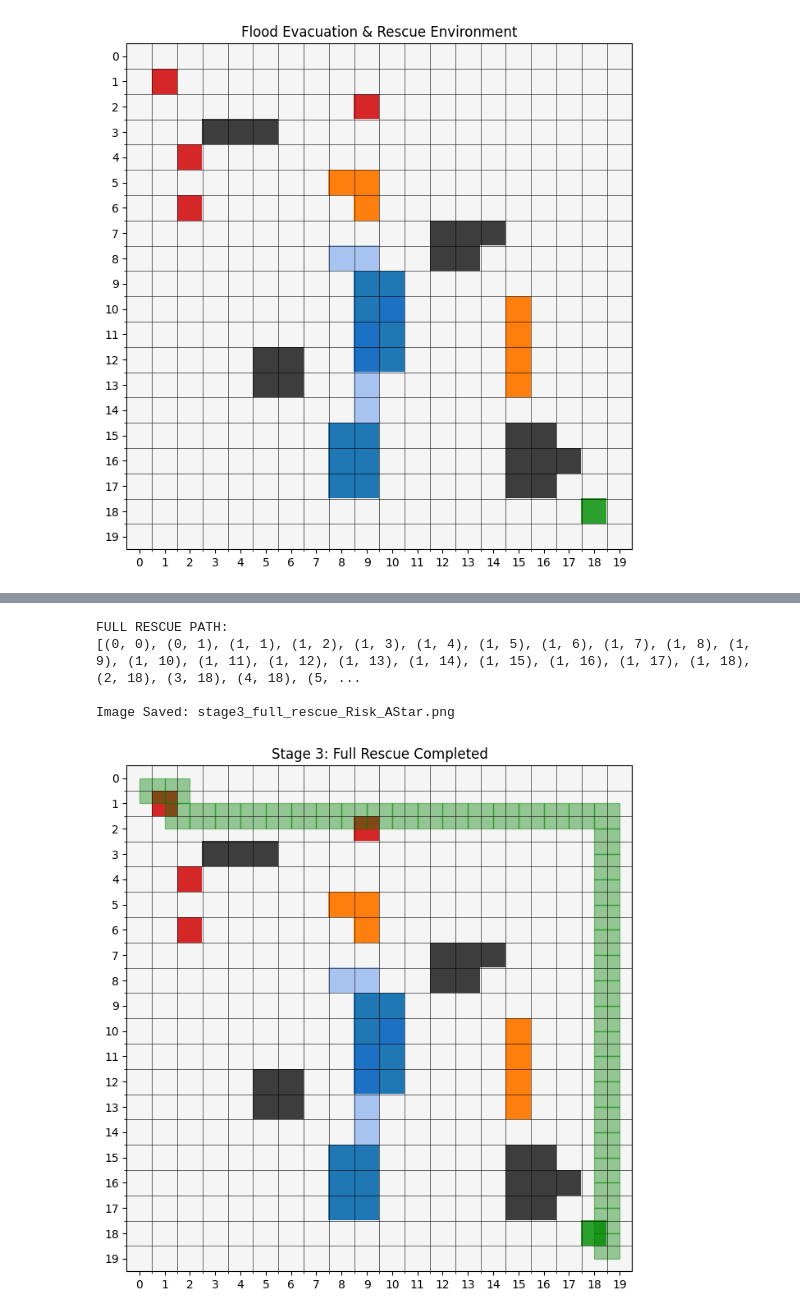
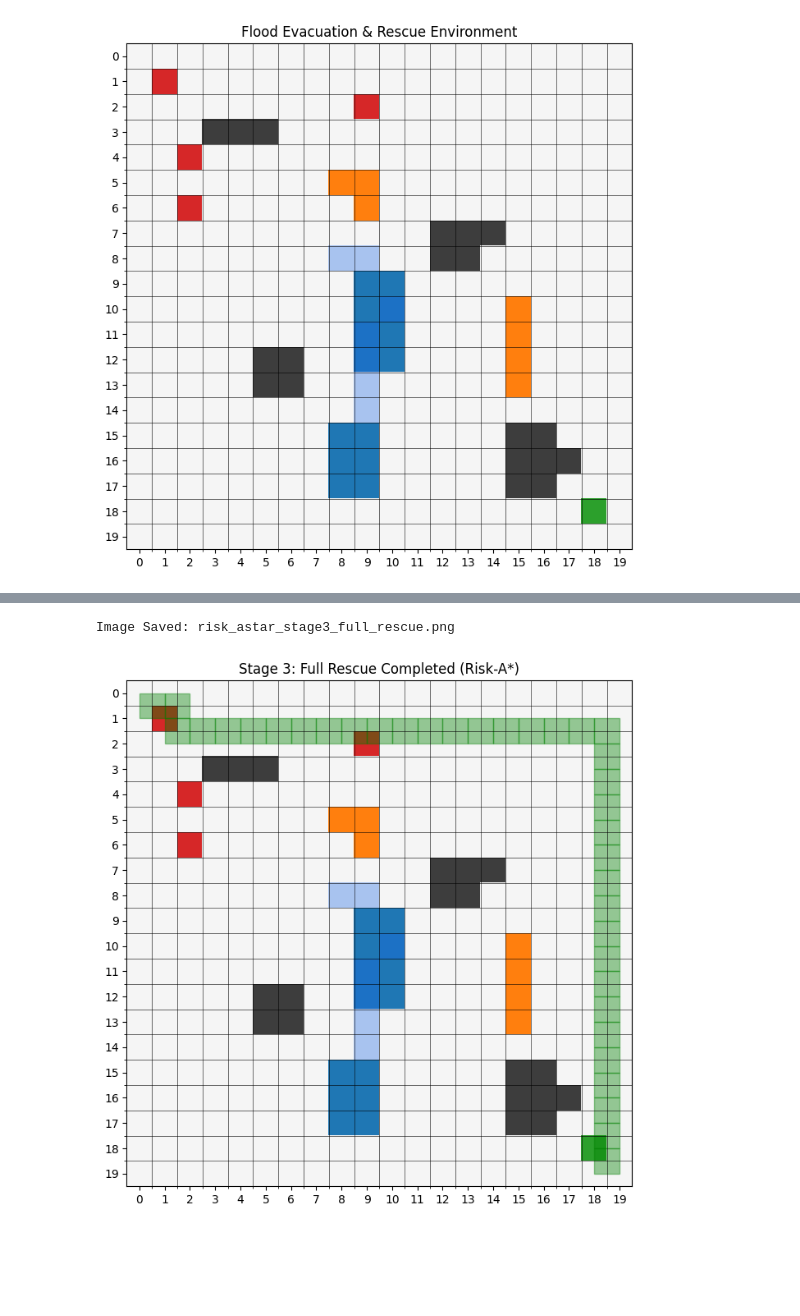
Before and after one commit to RadhikaKapoor383/Flood-Evacuation-and-Rescue-Management-System, a Jupyter notebook: Algorithms/RiskBased-A-star.ipynb, the cells around one changed output, grey strips where cells are left out. Cells and saved outputs as stored; diff of their text form; code cells hidden in the pictures; blank space fills up the shorter version.

```diff
--- a/Algorithms/RiskBased-A-star.ipynb
+++ b/Algorithms/RiskBased-A-star.ipynb
@@ -381,9 +368,9 @@ Image Saved: stage2_victim_found(Risk A star).png
 # %%
 # =====================================================
-# STAGE 3: FULL RESCUE PATH (VICTIM TO SHELTER)
+# STAGE 3: FULL RESCUE PATH (VICTIM TO SHELTER) - RISK-A*
 # =====================================================
 
-def display_full_rescue_path(full_path, save_image=True):
+def display_risk_astar_full_rescue_path(full_path, save_image=True):
 
     colors = [
         "#f5f5f5",  # ROAD
@@ -404,10 +391,6 @@ def display_full_rescue_path(full_path, save_image=True):
         vmin=0,
         vmax=5
     )
-
-    # ==========================================
-    # RISKY CELL OVERLAY
-    # ==========================================
 
     overlay = np.zeros((ROWS, COLS, 4))
 
@@ -431,10 +414,6 @@ def display_full_rescue_path(full_path, save_image=True):
 
     ax.imshow(overlay)
 
-    # ==========================================
-    # HIGHLIGHT FULL PATH
-    # ==========================================
-
     for r, c in full_path:
 
         ax.add_patch(
@@ -446,10 +425,6 @@ def display_full_rescue_path(full_path, save_image=True):
                 alpha=0.4
             )
         )
-
-    # ==========================================
-    # GRID LINES
-    # ==========================================
 
     ax.set_xticks(range(COLS))
     ax.set_yticks(range(ROWS))
@@ -471,35 +446,23 @@ def display_full_rescue_path(full_path, save_image=True):
     )
 
     ax.set_title(
-        "Stage 3: Full Rescue Completed"
+        "Stage 3: Full Rescue Completed (Risk-A*)"
     )
-
-    # ==========================================
-    # SAVE IMAGE FOR GITHUB
-    # ==========================================
 
     if save_image:
 
         plt.savefig(
-            "../images/stage3_full_rescue_Risk_AStar.png",
+            "../images/risk_astar_stage3_full_rescue.png",
             bbox_inches="tight"
         )
 
         print(
-            "\nImage Saved: stage3_full_rescue_Risk_AStar.png"
+            "\nImage Saved: risk_astar_stage3_full_rescue.png"
         )
 
     plt.show()
-path_to_shelter = risk_astar(found_victim, shelter)
-full_path = path_to_victim + path_to_shelter[1:]
-
-print("\nFULL RESCUE PATH:")
-print(full_path)
-
-display_full_rescue_path(full_path)
-# %% [output]
-FULL RESCUE PATH:
-[(0, 0), (0, 1), (1, 1), (1, 2), (1, 3), (1, 4), (1, 5), (1, 6), (1, 7), (1, 8), (1, 9), (1, 10), (1, 11), (1, 12), (1, 13), (1, 14), (1, 15), (1, 16), (1, 17), (1, 18), (2, 18), (3, 18), (4, 18), (5, ...
-
-Image Saved: stage3_full_rescue_Risk_AStar.png
-[figure, removed]
+# %%
+display_risk_astar_full_rescue_path(full_path_risk)
+# %% [output]
+Image Saved: risk_astar_stage3_full_rescue.png
+[figure, added]
```
Also changed, not shown: parts of 5 cells of this notebook, 5 other files.
